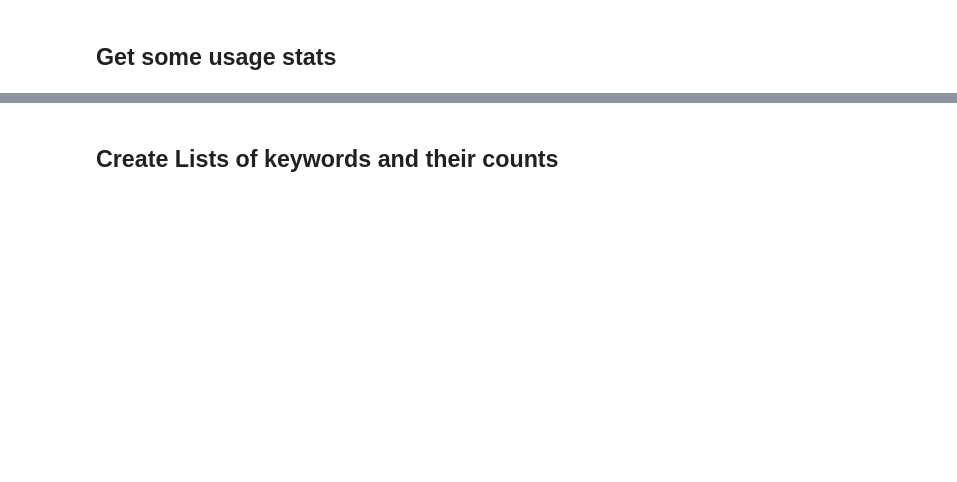
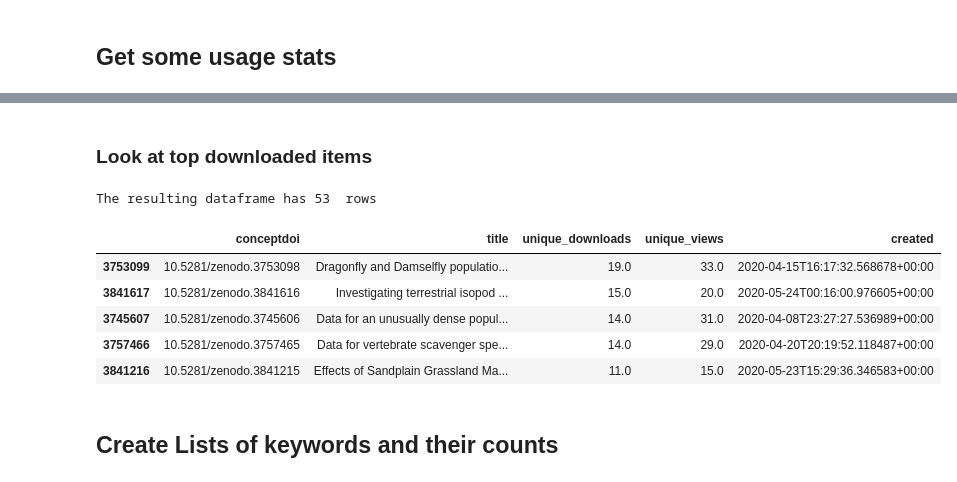
Before and after one commit to amckennafoster/nbidata, a Jupyter notebook: metadata-harvesting/metadata-harvest.ipynb, the cells around one changed output, grey strips where cells are left out. Cells and saved outputs as stored; diff of their text form; code cells hidden in the pictures; blank space fills up the shorter version.

```diff
--- a/metadata-harvesting/metadata-harvest.ipynb
+++ b/metadata-harvesting/metadata-harvest.ipynb
@@ -73,3 +73,48 @@ There have been 236.0 unique downloads and 434.0 unique views.
+# %% [markdown]
+### Look at top downloaded items
+# %%
+# Create a csv file and dataframe
+
+#This function deals with multiply nested json elements in the csv write line below
+#https://stackoverflow.com/questions/43491287/elegant-way-to-check-if-a-nested-key-exists-in-a-python-dict
+#def exists(obj, chain):
+#    _key = chain.pop(0)
+#    if _key in obj:
+#        return exists(obj[_key], chain) if chain else obj[_key]
+# To use:
+#exists(r['metadata'],['custom_fields','Temporal','Period of Time']), #See the function 'exists' above
+#Another way to access things
+#r.get('attribution'),
+
+metadata=open('NBI-REPO-METADATA'+str(datetime.datetime.now().strftime("%Y-%m-%d"))+'.csv', 'w', newline='')
+csv.writer(metadata).writerow(['conceptdoi','title','unique_downloads','unique_views','created'])
+
+for r in m['hits']['hits']:
+    csv.writer(metadata).writerow([r['id'],
+        r['conceptdoi'],
+        r['metadata']['title'],
+        r['stats']['unique_downloads'],
+        r['stats']['unique_views'],
+        r['created']
+        ]) #write one line to csv file
+metadata.close() #Close the output file, release all locks
+
+#Open up the same file as a dataframe. Encode cp1252 avoids a utf8 error.
+dfmeta = pd.read_csv('NBI-REPO-METADATA'+str(datetime.datetime.now().strftime("%Y-%m-%d"))+'.csv',encoding='cp1252')
+
+print('The resulting dataframe has',len(dfmeta),' rows')
+# %% [output]
+The resulting dataframe has 53  rows
+# %%
+dfmeta = dfmeta.sort_values(by='unique_downloads', ascending=False)
+dfmeta.head()
+# %% [output]
+|  | conceptdoi | title | unique_downloads | unique_views | created |
+| 3753099 | 10.5281/zenodo.3753098 | Dragonfly and Damselfly populatio... | 19.0 | 33.0 | 2020-04-15T16:17:32.568678+00:00 |
+| 3841617 | 10.5281/zenodo.3841616 | Investigating terrestrial isopod ... | 15.0 | 20.0 | 2020-05-24T00:16:00.976605+00:00 |
+| 3745607 | 10.5281/zenodo.3745606 | Data for an unusually dense popul... | 14.0 | 31.0 | 2020-04-08T23:27:27.536989+00:00 |
+| 3757466 | 10.5281/zenodo.3757465 | Data for vertebrate scavenger spe... | 14.0 | 29.0 | 2020-04-20T20:19:52.118487+00:00 |
+| 3841216 | 10.5281/zenodo.3841215 | Effects of Sandplain Grassland Ma... | 11.0 | 15.0 | 2020-05-23T15:29:36.346583+00:00 |
 # %% [markdown]
 ## Create Lists of keywords and their counts
 # %%
```
Also changed, not shown: parts of 17 cells of this notebook, 8 other files.
